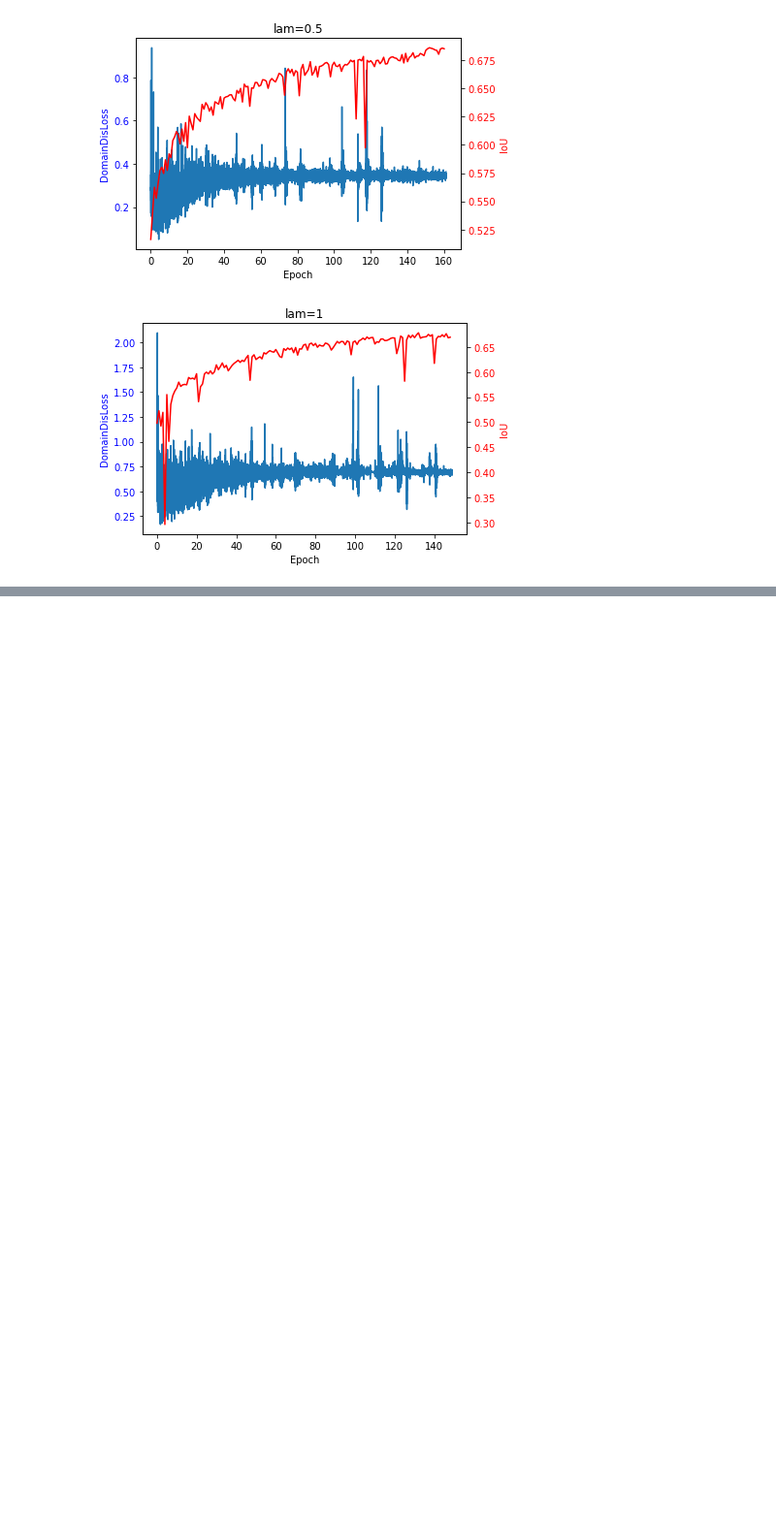
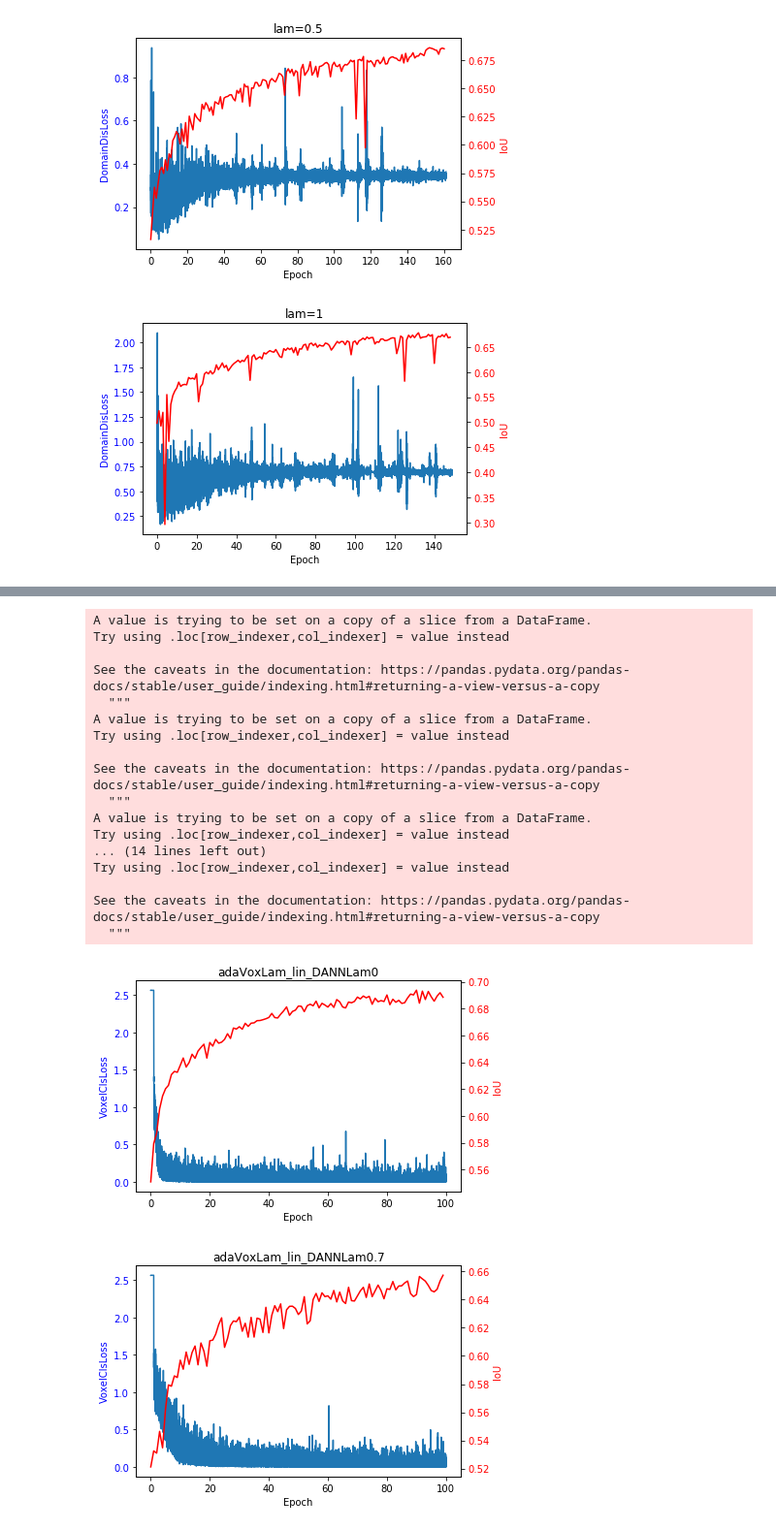
Before and after one commit to b7leung/Domain-Adaptation-Single-View-Reconstruction, a Jupyter notebook: View_Training_Record.ipynb, the cells around one changed output, grey strips where cells are left out. Shown at 97% size. Drawn from its saved outputs; the diff is of its cells as text; code cells hidden in the pictures; blank space fills up the shorter version.

```diff
--- a/View_Training_Record.ipynb
+++ b/View_Training_Record.ipynb
@@ -113,0 +134,33 @@ See the caveats in the documentation: https://pandas.pydata.org/pandas-docs/stab
+# %%
+
+voxelcls_trials = [["2020_03_20--18_52_32_OOWLVoxelCls_VoxLamlinear_DANNlam0_TRAIN", "adaVoxLam_lin_DANNLam0"],
+                   ["2020_03_20--18_56_47_OOWLVoxelCls_VoxLamlinear_DANNlam0.7_TRAIN", "adaVoxLam_lin_DANNLam0.7"],
+                   ["2020_03_20--18_51_09_OOWLVoxelCls_VoxLamDANN_DANNlam0_TRAIN", "adaVoxLam_exp_DANNLam0"],
+                   ["2020_03_20--18_49_57_OOWLVoxelCls_VoxLamDANN_DANNlam0.1_TRAIN", "adaVoxLam_exp_DANNLam0.1"],
+                   ["2020_03_20--18_46_44_OOWLVoxelCls_VoxLamDANN_DANNlam0.5_TRAIN", "adaVoxLam_exp_DANNLam0.5"],
+                   ["2020_03_20--18_47_03_OOWLVoxelCls_VoxLamDANN_DANNlam1_TRAIN", "adaVoxLam_exp_DANNLam1"],
+                  ]
+
+for trial_name, trial_title in voxelcls_trials:
+    minibatch_df, epoch_df = get_trial_df(trial_name, ["EDLoss", "RLoss", "DomainDisLoss", "VoxelClsLoss", "VoxelClsLam"], ["IoU"])
+    plot_trial(minibatch_df, epoch_df, "VoxelClsLoss", trial_title)
+# %% [output]
+A value is trying to be set on a copy of a slice from a DataFrame.
+Try using .loc[row_indexer,col_indexer] = value instead
+
+See the caveats in the documentation: https://pandas.pydata.org/pandas-docs/stable/user_guide/indexing.html#returning-a-view-versus-a-copy
+  """
+A value is trying to be set on a copy of a slice from a DataFrame.
+Try using .loc[row_indexer,col_indexer] = value instead
+
+See the caveats in the documentation: https://pandas.pydata.org/pandas-docs/stable/user_guide/indexing.html#returning-a-view-versus-a-copy
+  """
+A value is trying to be set on a copy of a slice from a DataFrame.
+Try using .loc[row_indexer,col_indexer] = value instead
+... (14 lines left out)
+Try using .loc[row_indexer,col_indexer] = value instead
+
+See the caveats in the documentation: https://pandas.pydata.org/pandas-docs/stable/user_guide/indexing.html#returning-a-view-versus-a-copy
+  """
+[figure, added]
+[figure, added]
```
Also changed, not shown: parts of 4 cells of this notebook, 11 other files.
